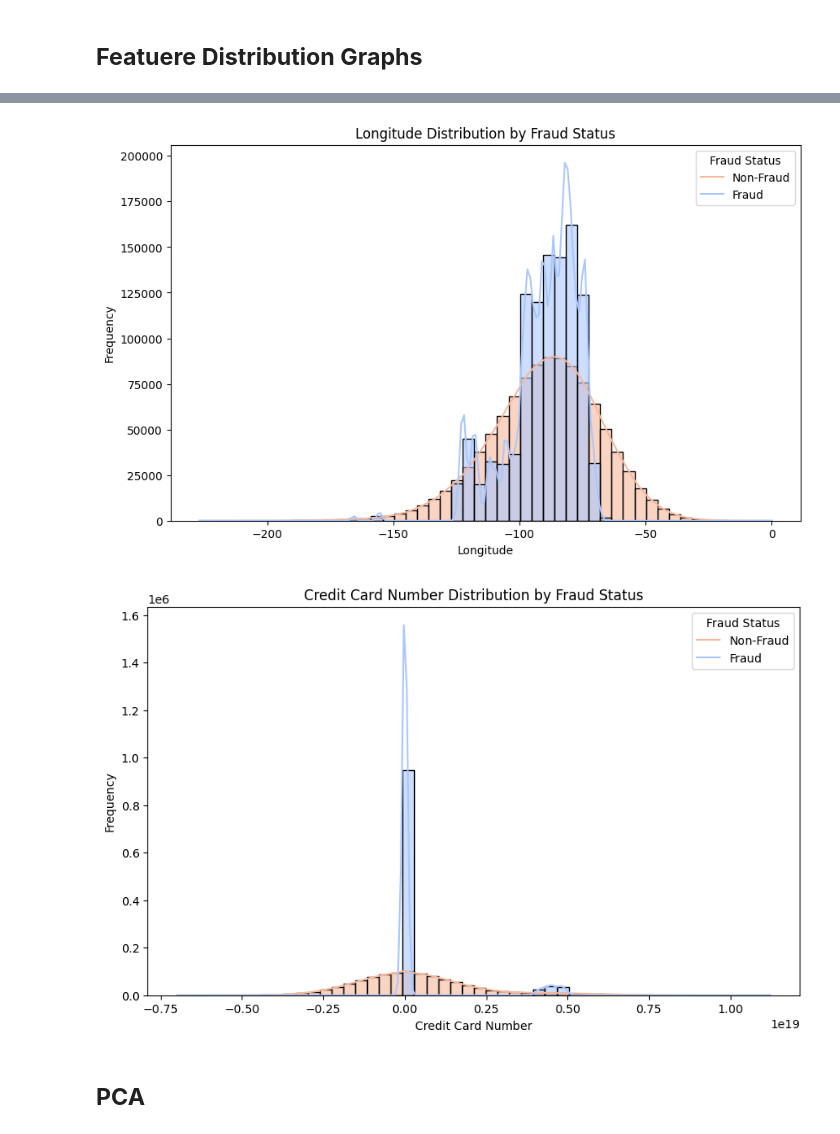
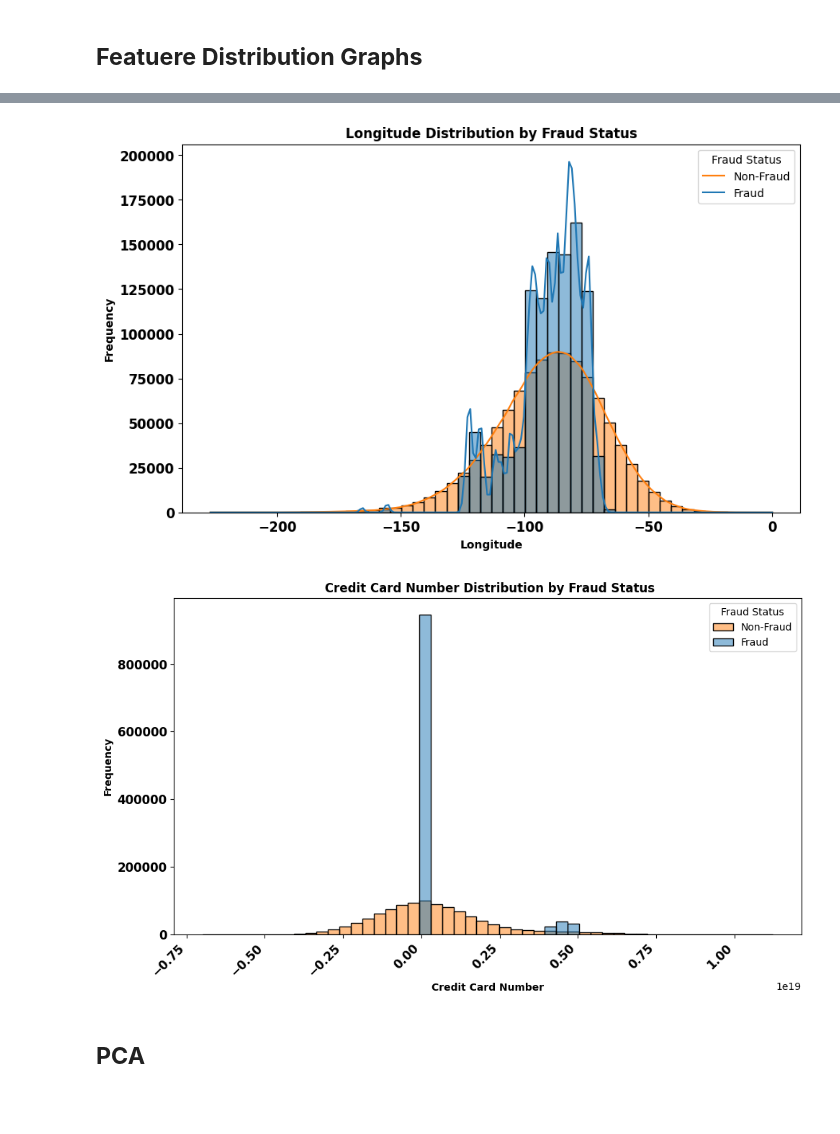
Before and after one commit to SabaIsrar/Project, a Jupyter notebook: CodeFile_Final.ipynb, the cells around one changed output, grey strips where cells are left out. Cells and saved outputs as stored; diff of their text form; code cells hidden in the pictures; blank space fills up the shorter version.

```diff
--- a/CodeFile_Final.ipynb
+++ b/CodeFile_Final.ipynb
@@ -192,28 +203,44 @@ plt.show()
 # %%
 # Plot for Latitude (lat)
 plt.figure(figsize=(10, 6))
-sns.histplot(data=df, x='lat', hue='is_fraud', bins=50, kde=True, palette="coolwarm", alpha=0.6)
-plt.title("Latitude Distribution by Fraud Status")
-plt.xlabel("Latitude")
-plt.ylabel("Frequency")
+sns.histplot(data=df, x='lat', hue='is_fraud', bins=50, kde=True, )
+plt.title("Latitude Distribution by Fraud Status", fontweight='bold')  # Bold title
+plt.xlabel("Latitude", fontweight='bold')  # Bold x-axis label
+# Make tick labels bold and increase font size
+plt.xticks(fontweight='bold', fontsize=12)  # Increased x-axis tick labels font size
+plt.yticks(fontweight='bold', fontsize=12)  # Increased y-axis tick labels font size
+
+plt.ylabel("Frequency",fontweight='bold')
 plt.legend(title="Fraud Status", labels=["Non-Fraud", "Fraud"])
 plt.show()
 
 # Plot for Longitude (long)
 plt.figure(figsize=(10, 6))
-sns.histplot(data=df, x='long', hue='is_fraud', bins=50, kde=True, palette="coolwarm", alpha=0.6)
-plt.title("Longitude Distribution by Fraud Status")
-plt.xlabel("Longitude")
-plt.ylabel("Frequency")
+sns.histplot(data=df, x='long', hue='is_fraud', bins=50, kde=True, )
+plt.title("Longitude Distribution by Fraud Status", fontweight='bold')  # Bold title
+plt.xlabel("Longitude", fontweight='bold')  # Bold x-axis label
+# Make tick labels bold and increase font size
+plt.xticks(fontweight='bold', fontsize=12)  # Increased x-axis tick labels font size
+plt.yticks(fontweight='bold', fontsize=12)  # Increased y-axis tick labels font size
+
+plt.ylabel("Frequency",fontweight='bold')
 plt.legend(title="Fraud Status", labels=["Non-Fraud", "Fraud"])
 plt.show()
 
-# Plot for Credit Card Number (cc_num)
+# Plot for Credit Card Number (cc_num) - Modified to show masked values
 plt.figure(figsize=(10, 6))
-sns.histplot(data=df, x='cc_num', hue='is_fraud', bins=50, kde=True, palette="coolwarm", alpha=0.6)
-plt.title("Credit Card Number Distribution by Fraud Status")
-plt.xlabel("Credit Card Number")
-plt.ylabel("Frequency")
+
+
+sns.histplot(data=df, x='cc_num', hue='is_fraud', bins=50, kde=False, )  # Removed kde
+plt.title(" Credit Card Number Distribution by Fraud Status", fontweight='bold')  # Bold title
+plt.xlabel("Credit Card Number", fontweight='bold')  # Bold x-axis label
+plt.ylabel("Frequency",fontweight='bold')
+# Make tick labels bold and increase font size
+plt.xticks(fontweight='bold', fontsize=12)  # Increased x-axis tick labels font size
+plt.yticks(fontweight='bold', fontsize=12)  # Increased y-axis tick labels font size
+
+plt.xticks(rotation=45, ha='right', fontweight='bold')  # Rotate and bold x-axis labels
 plt.legend(title="Fraud Status", labels=["Non-Fraud", "Fraud"])
+plt.tight_layout()  # Adjust layout for better spacing
 plt.show()
 # %% [output]
@@ -221,4 +248,4 @@ plt.show()
-[figure, old version]
+[figure, new version]
-[figure, old version]
+[figure, new version]
 # %% [markdown]
 ## **PCA**
```
Also changed, not shown: parts of 19 cells of this notebook.
